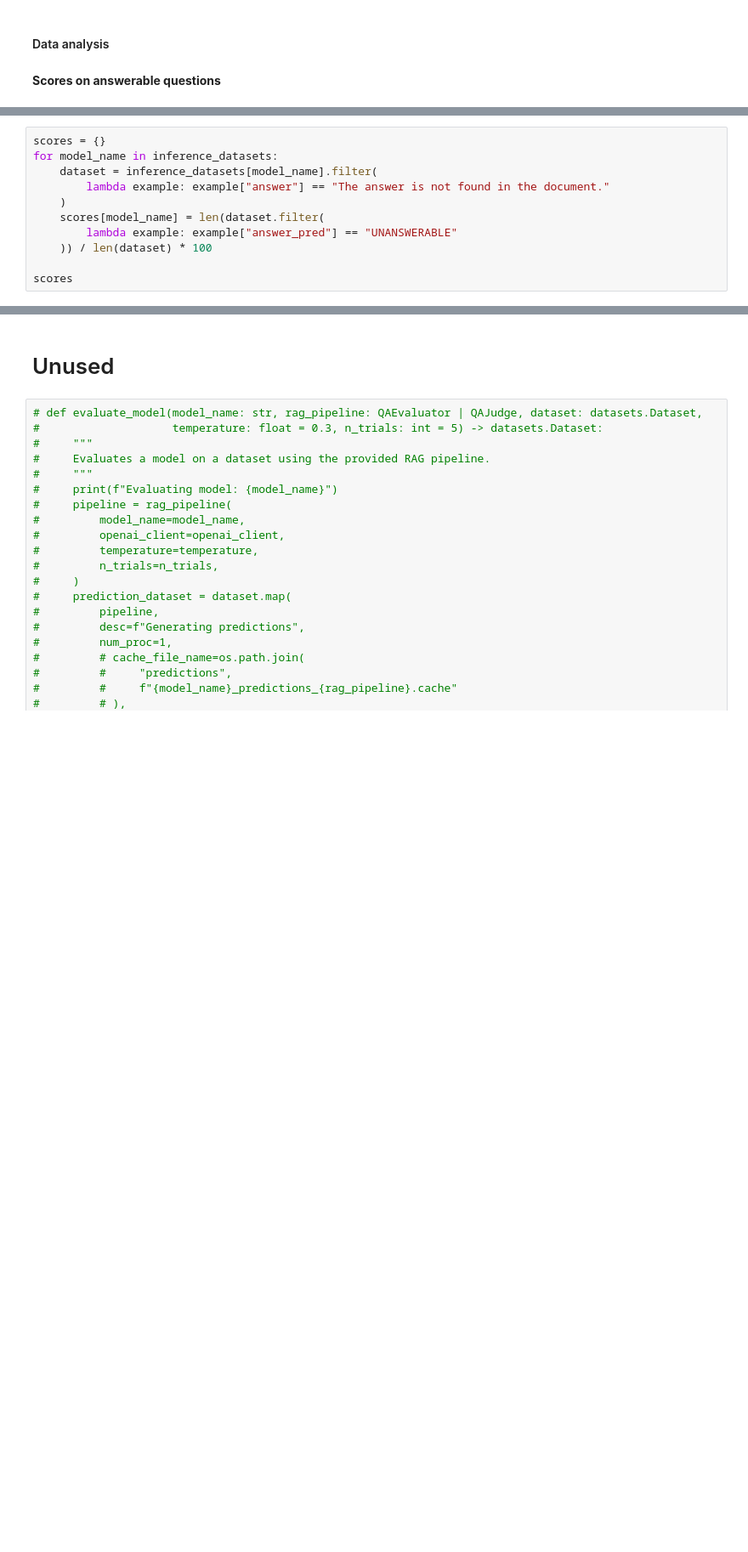
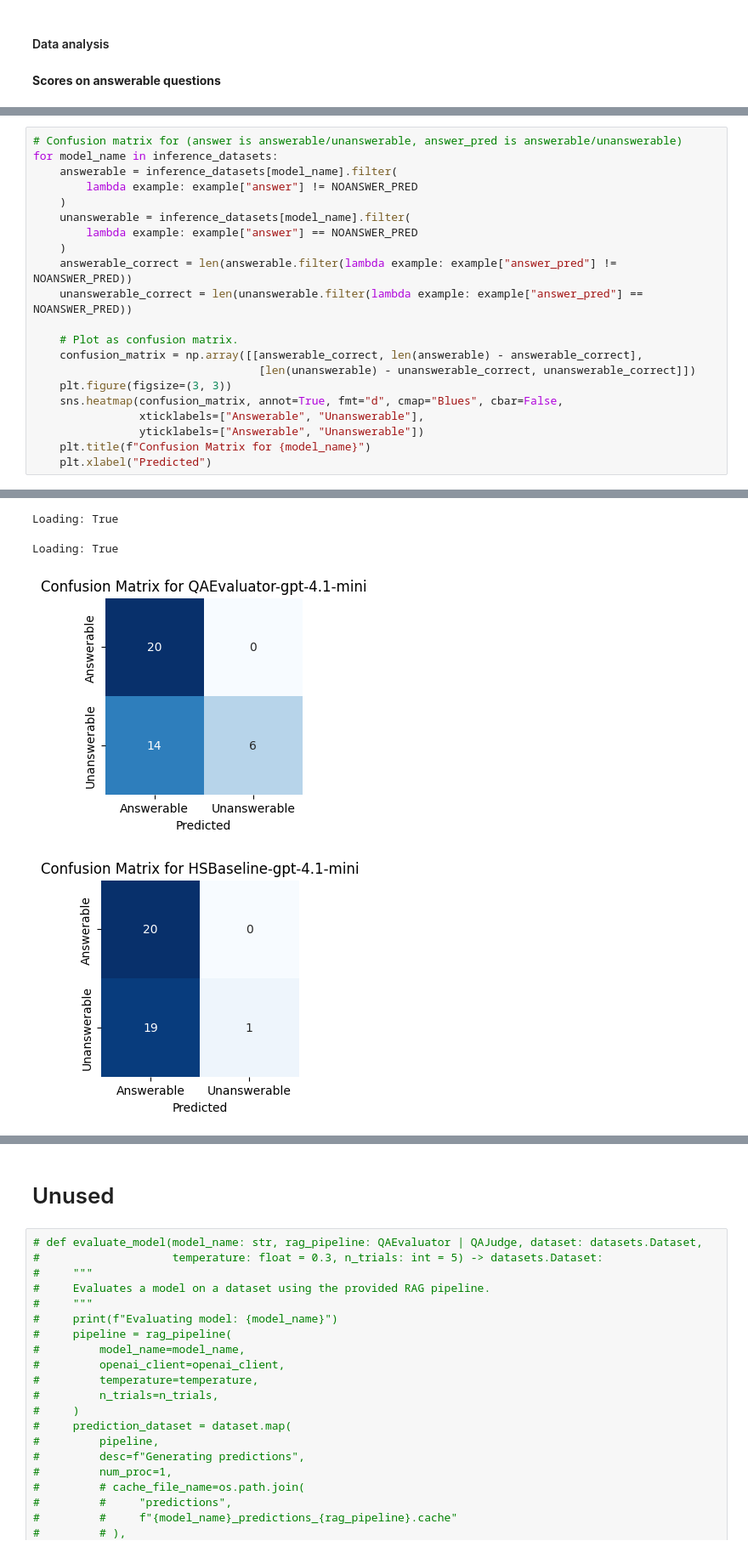
Before and after one commit to microsoft/highlight-summarize, a Jupyter notebook: experiments.ipynb, the cells around one changed output, grey strips where cells are left out. Shown: that part at 85% size. Drawn from its saved outputs; the diff is of its cells as text; blank space fills up the shorter version.

```diff
--- a/experiments.ipynb
+++ b/experiments.ipynb
@@ -290,11 +269,0 @@ for judge_name in judge_names:
-# %%
-scores = {}
-for model_name in inference_datasets:
-    dataset = inference_datasets[model_name].filter(
-        lambda example: example["answer"] == "The answer is not found in the document."
-    )
-    scores[model_name] = len(dataset.filter(
-        lambda example: example["answer_pred"] == "UNANSWERABLE"
-    )) / len(dataset) * 100
-
-scores
@@ -345,0 +272,22 @@ pd.DataFrame(dataset)[["question", "answer", "answer_pred", "MT-bench-QA_raw_res
+# %%
+# Confusion matrix for (answer is answerable/unanswerable, answer_pred is answerable/unanswerable)
+for model_name in inference_datasets:
+    answerable = inference_datasets[model_name].filter(
+        lambda example: example["answer"] != NOANSWER_PRED
+    )
+    unanswerable = inference_datasets[model_name].filter(
+        lambda example: example["answer"] == NOANSWER_PRED
+    )
+    answerable_correct = len(answerable.filter(lambda example: example["answer_pred"] != NOANSWER_PRED))
+    unanswerable_correct = len(unanswerable.filter(lambda example: example["answer_pred"] == NOANSWER_PRED))
+
+    # Plot as confusion matrix.
+    confusion_matrix = np.array([[answerable_correct, len(answerable) - answerable_correct],
+                                  [len(unanswerable) - unanswerable_correct, unanswerable_correct]])
+    plt.figure(figsize=(3, 3))
+    sns.heatmap(confusion_matrix, annot=True, fmt="d", cmap="Blues", cbar=False,
+                xticklabels=["Answerable", "Unanswerable"],
+                yticklabels=["Answerable", "Unanswerable"])
+    plt.title(f"Confusion Matrix for {model_name}")
+    plt.xlabel("Predicted")
+# %% [output]
@@ -345,0 +304,4 @@ pd.DataFrame(dataset)[["question", "answer", "answer_pred", "MT-bench-QA_raw_res
+Loading: True
+Loading: True
+[figure, added]
+[figure, added]
```
Also changed, not shown: parts of 27 cells of this notebook.
